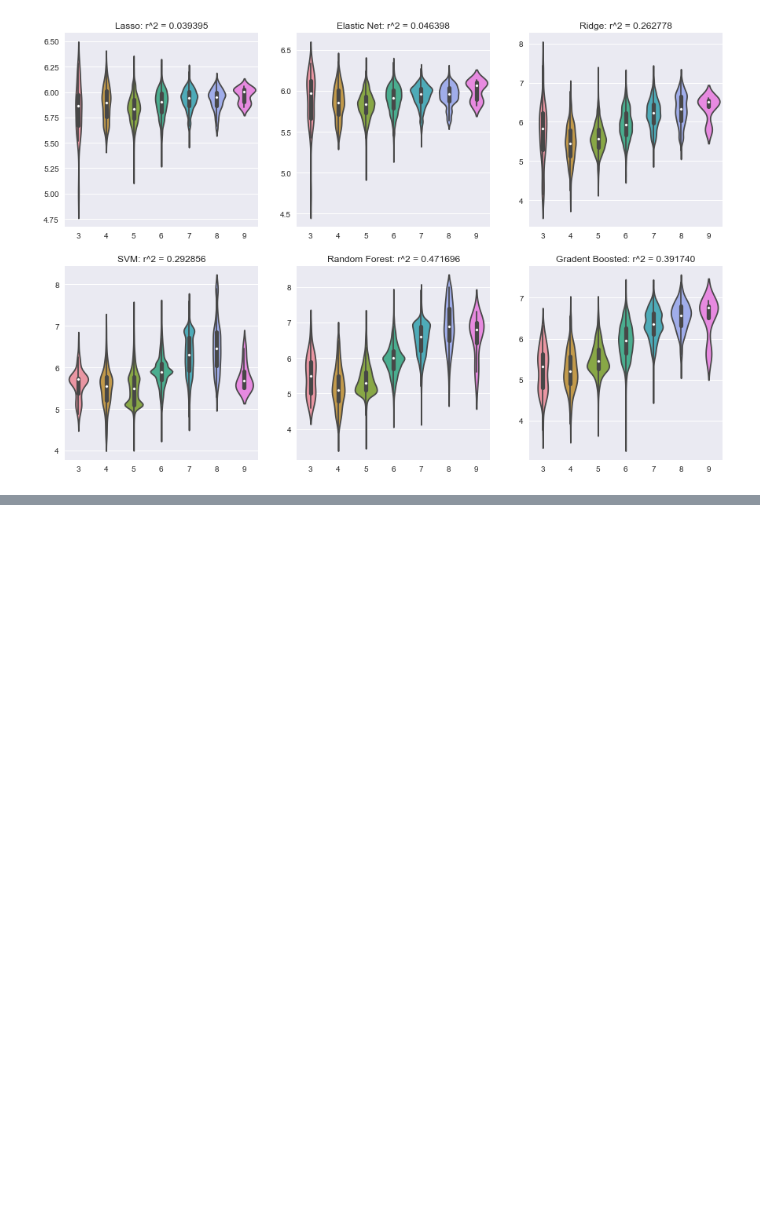
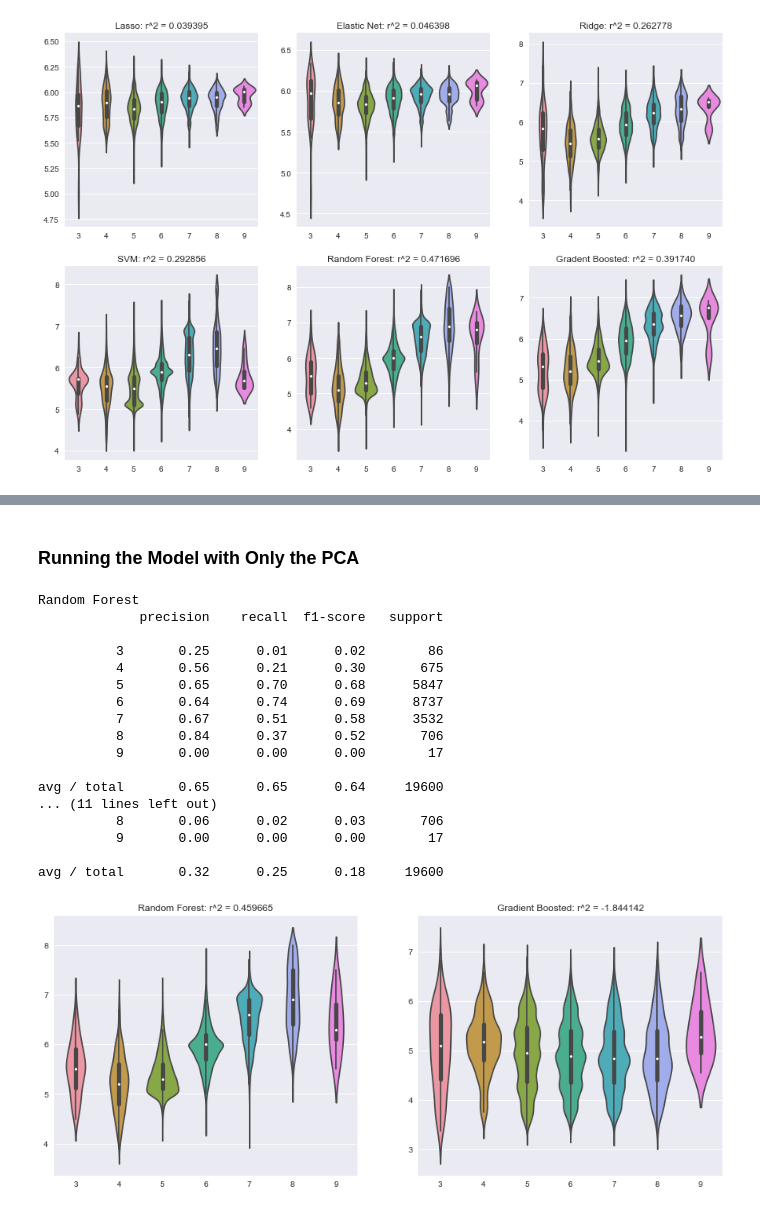
Before and after one commit to cheidt/Chris_Learning_Machine, a Jupyter notebook: Wine/Wine_Testing.ipynb, the cells around one changed output, grey strips where cells are left out. Cells and saved outputs as stored; diff of their text form; code cells hidden in the pictures; blank space fills up the shorter version.

```diff
--- a/Wine/Wine_Testing.ipynb
+++ b/Wine/Wine_Testing.ipynb
@@ -836,0 +934,49 @@ plt.show()
+# %% [markdown]
+### Running the Model with Only the PCA
+# %%
+RFC_models = []; RFR_models = []
+set_ = [0,1,2,3,4,5,6,7,8,9,10]
+
+for training_set in PCA_train_list:
+    RFC_models.append(RFC().fit(training_set[set_], training_set['target']))
+    RFR_models.append(RFR().fit(training_set[set_], training_set['target']))
+    GBC_models.append(GBC().fit(training_set[set_], training_set['target']))
+    GBR_models.append(GBR().fit(training_set[set_], training_set['target']))
+
+RFC_predicted = []; Expected = []; RFR_predicted = []; GBC_predicted = []; GBR_predicted = []
+for i in range(len(pca_test_list)):
+    RFC_predicted.extend(RFC_models[i].predict(PCA_test_list[i][set_]))
+    RFR_predicted.extend(RFR_models[i].predict(PCA_test_list[i][set_]))
+    GBC_predicted.extend(GBC_models[i].predict(PCA_test_list[i][set_]))
+    GBR_predicted.extend(GBR_models[i].predict(PCA_test_list[i][set_]))
+    Expected.extend(PCA_test_list[i]['target'])
+
+print('\n\n\033[4m'+'Random Forest'+'\033[0m'+'\n'+cr(Expected, RFC_predicted))
+print('\n\n\033[4m'+'Gradient Boosted'+'\033[0m'+'\n'+cr(Expected, GBC_predicted))
+plt.figure(1, figsize=(15, 6))
+plt.subplot(1,2,1)
+sns.violinplot(Expected, RFR_predicted)
+plt.title('Random Forest: r^2 = {0:.6f}'.format(r2(Expected, RFR_predicted)))
+plt.subplot(1,2,2)
+sns.violinplot(Expected, GBR_predicted)
+plt.title('Gradient Boosted: r^2 = {0:.6f}'.format(r2(Expected, GBR_predicted)))
+plt.show()
+# %% [output]
+Random Forest
+             precision    recall  f1-score   support
+
+          3       0.25      0.01      0.02        86
+          4       0.56      0.21      0.30       675
+          5       0.65      0.70      0.68      5847
+          6       0.64      0.74      0.69      8737
+          7       0.67      0.51      0.58      3532
+          8       0.84      0.37      0.52       706
+          9       0.00      0.00      0.00        17
+
+avg / total       0.65      0.65      0.64     19600
+... (11 lines left out)
+          8       0.06      0.02      0.03       706
+          9       0.00      0.00      0.00        17
+
+avg / total       0.32      0.25      0.18     19600
+[figure, added]
```
Also changed, not shown: parts of 28 cells of this notebook, 2 other files.
